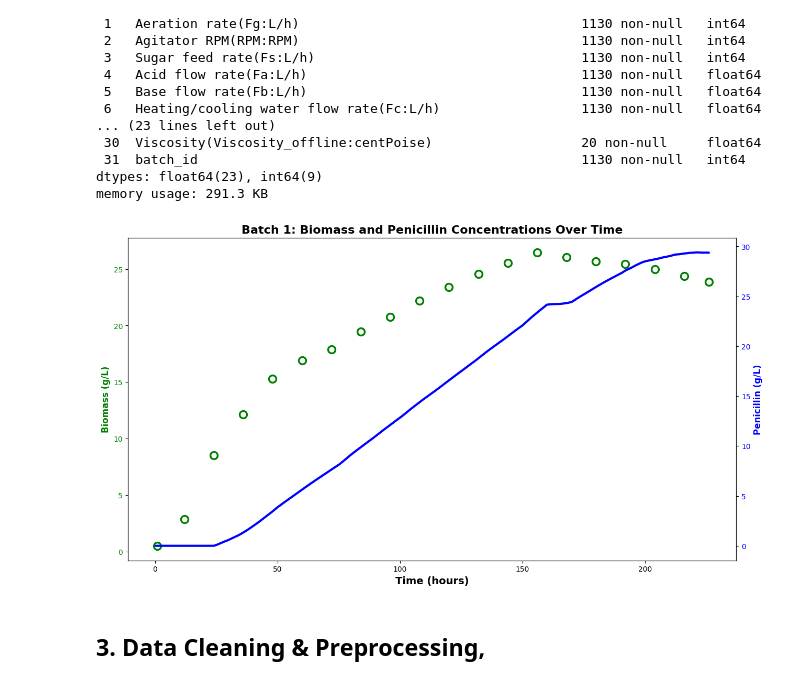
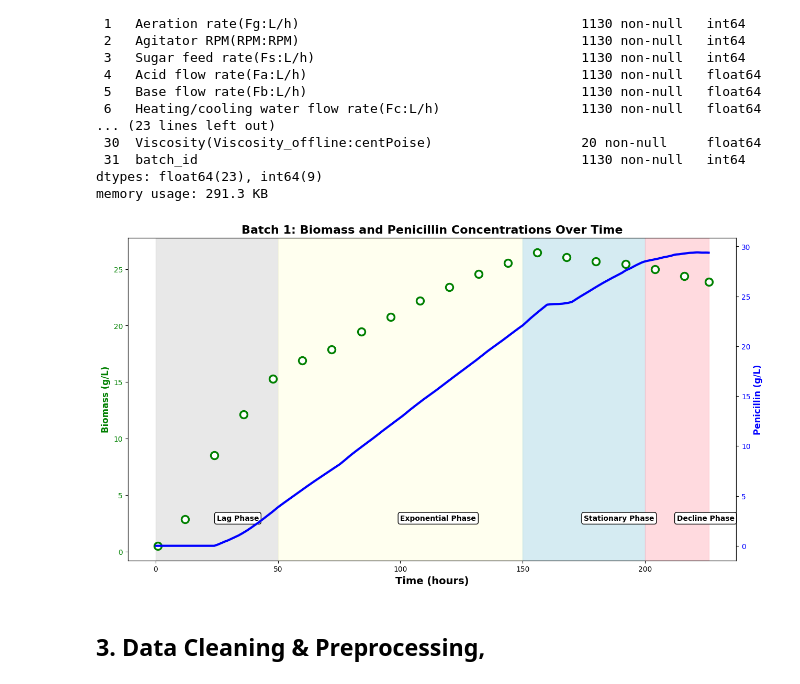
Before and after one commit to skerr17/programming-for-data-analytics, a Jupyter notebook: project/batch-data-analysis.ipynb, the cells around one changed output. Cells and saved outputs as stored; diff of their text form; code cells hidden in the pictures.

Commit message:
first attempt at adding in the fermentation phase colours to the graph in process understanding

```diff
--- a/project/batch-data-analysis.ipynb
+++ b/project/batch-data-analysis.ipynb
@@ -287,39 +287,56 @@ biomass_plot = ax1.plot(batch_1['Time (h)'],
                         markerfacecolor='white',
                         markeredgewidth=2.5
 )
 
 # customize the biomass axis ticks
 ax1.tick_params(axis='y', labelcolor=colour_biomass)
 
 # adding the plot title
 plt.title('Batch 1: Biomass and Penicillin Concentrations Over Time', fontsize=16, fontweight='bold')
 
 
 ax2 = ax1.twinx()  # instantiate a second axes that shares the same x-axis
 colour_penicillin = 'blue'
 ax2.set_ylabel('Penicillin (g/L)',
                color=colour_penicillin,
                fontsize=12,
                fontweight='bold')  # we already handled the x-label with ax1
 
 # plot the penicillin data
 penicillin_plot = ax2.plot(batch_1['Time (h)'],
                            batch_1['Penicillin concentration(P:g/L)'],
                            color=colour_penicillin,
                            linewidth=3,
                            label='Penicillin (g/L)',
 )
 # customize the penicillin axis ticks
 ax2.tick_params(axis='y', labelcolor=colour_penicillin)
 
-'''
+
 # add the phase background shading
-phase_regions
-exp_start = 50
-stat_start = 150
-'''
+phase_regions = [
+    ('Lag Phase', 0, 50, 'lightgrey'),
+    ('Exponential Phase', 50, 150, 'lightyellow'),
+    ('Stationary Phase', 150, 200, 'lightblue'),
+    ('Decline Phase', 200, batch_1['Time (h)'].max(), 'lightpink')
+]
+
+for phase_name, start, end, color in phase_regions:
+    ax1.axvspan(start, end, color=color, alpha=0.5, label=phase_name)
+
+    # Phase label box
+    mid = (start + end) / 2
+    y_pos = ax1.get_ylim()[1] * 0.1  # position label at 10% of y-axis height
+
+    ax1.text(mid, y_pos, phase_name,
+            color='black', fontsize=10,
+            fontweight='bold',
+            bbox=dict(boxstyle='round,pad=0.3',
+                    facecolor='white',
+                    edgecolor='black'
+                      ))
 # %% [output]
-[figure, old version]
+[figure, new version]
 # %% [markdown]
 ## 3. Data Cleaning & Preprocessing,
 # %% [markdown]
```
